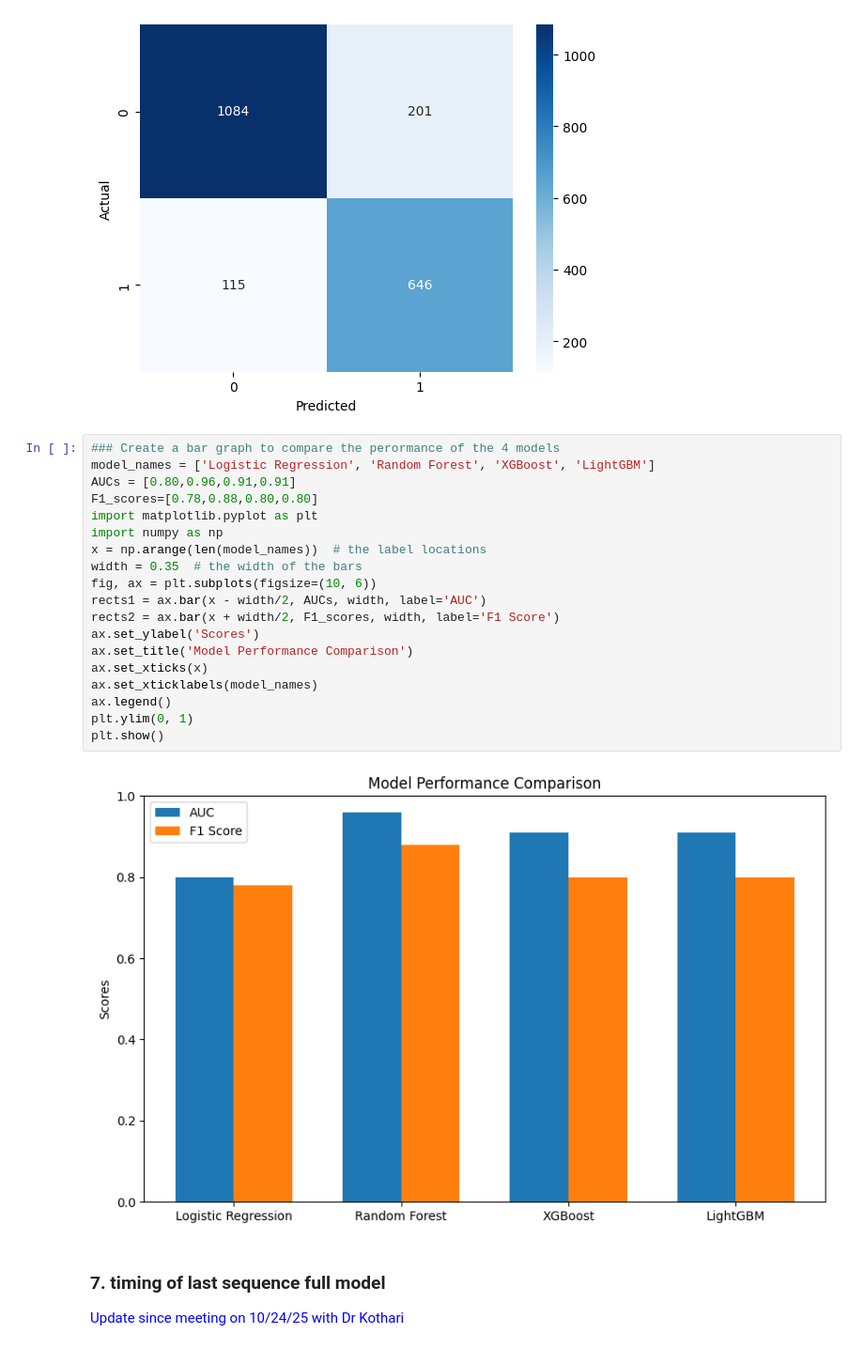
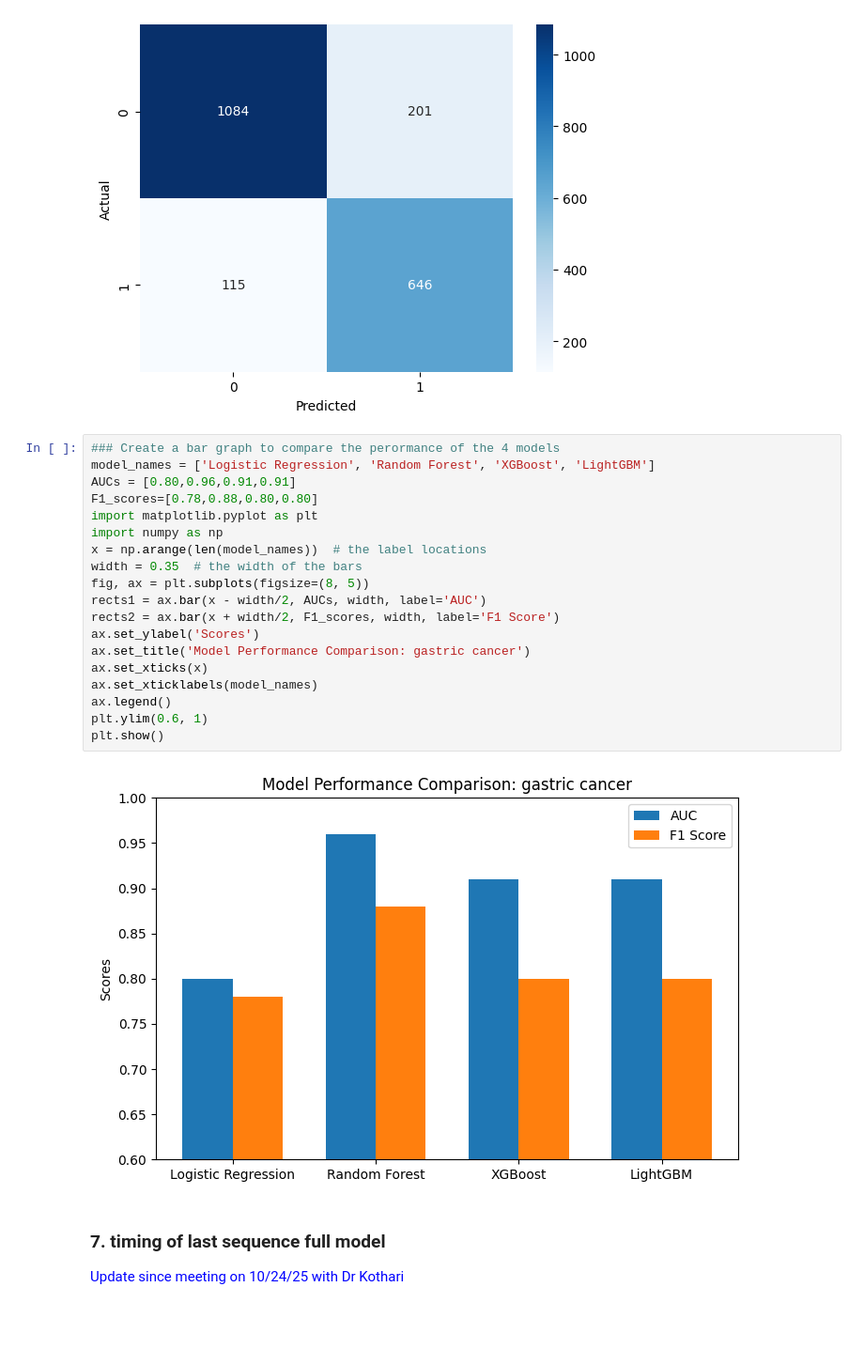
Before and after one commit to yunxingmcw/disease_trajectory_predictive_ML, a Jupyter notebook: Event_sequence_analysis_012826.ipynb, the cells around one changed output. Shown at 94% size. Cells and saved outputs as stored; diff of their text form; blank space fills up the shorter version.

```diff
--- a/Event_sequence_analysis_012826.ipynb
+++ b/Event_sequence_analysis_012826.ipynb
@@ -1464,24 +1464,24 @@ Confusion Matrix:
 # %%
 ### Create a bar graph to compare the perormance of the 4 models
 model_names = ['Logistic Regression', 'Random Forest', 'XGBoost', 'LightGBM']
 AUCs = [0.80,0.96,0.91,0.91]
 F1_scores=[0.78,0.88,0.80,0.80]
 import matplotlib.pyplot as plt
 import numpy as np
 x = np.arange(len(model_names))  # the label locations
 width = 0.35  # the width of the bars
-fig, ax = plt.subplots(figsize=(10, 6))
+fig, ax = plt.subplots(figsize=(8, 5))
 rects1 = ax.bar(x - width/2, AUCs, width, label='AUC')
 rects2 = ax.bar(x + width/2, F1_scores, width, label='F1 Score')
 ax.set_ylabel('Scores')
-ax.set_title('Model Performance Comparison')
+ax.set_title('Model Performance Comparison: gastric cancer')
 ax.set_xticks(x)
 ax.set_xticklabels(model_names)
 ax.legend()
-plt.ylim(0, 1)
+plt.ylim(0.6, 1)
 plt.show()
 # %% [output]
-[figure, old version]
+[figure, new version]
 # %% [markdown]
 ### 7. timing of last sequence full model
 <span style="color:blue">Update since meeting on 10/24/25 with Dr Kothari</span>
```
